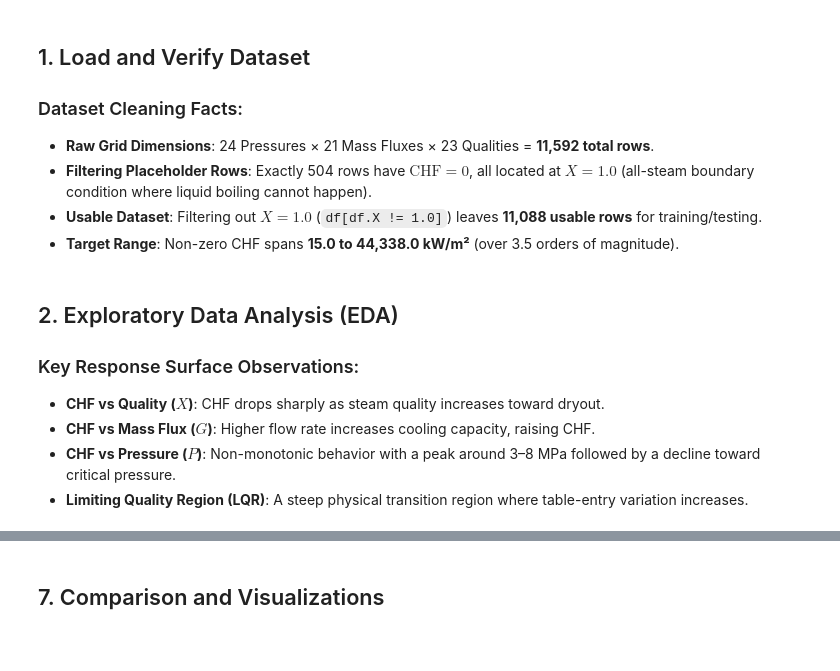
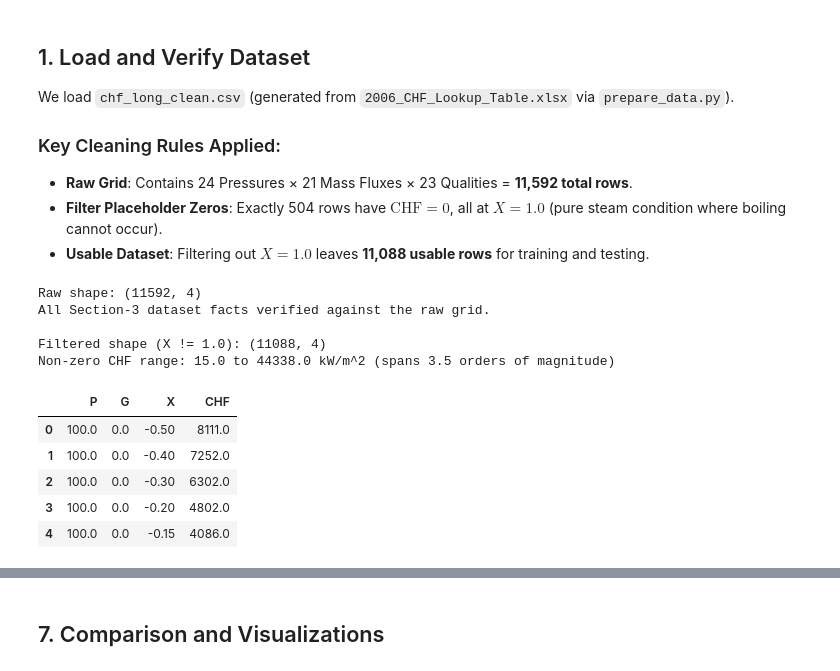
Before and after one commit to InfoSage05/BTP, a Jupyter notebook: notebooks/CHF_ML_Modeling.ipynb, the cells around one changed output, grey strips where cells are left out. Drawn from its saved outputs; the diff is of its cells as text; code cells hidden in the pictures; blank space fills up the shorter version.

```diff
--- a/notebooks/CHF_ML_Modeling.ipynb
+++ b/notebooks/CHF_ML_Modeling.ipynb
@@ -102,40 +111,44 @@ print("\nSeed/version log saved to results/seed_and_version_log.json")
 
 ## 1. Load and Verify Dataset
 
-### Dataset Cleaning Facts:
-* **Raw Grid Dimensions**: 24 Pressures × 21 Mass Fluxes × 23 Qualities = **11,592 total rows**.
-* **Filtering Placeholder Rows**: Exactly 504 rows have $\text{CHF} = 0$, all located at $X = 1.0$ (all-steam boundary condition where liquid boiling cannot happen).
-* **Usable Dataset**: Filtering out $X = 1.0$ (`df[df.X != 1.0]`) leaves **11,088 usable rows** for training/testing.
-* **Target Range**: Non-zero CHF spans **15.0 to 44,338.0 kW/m²** (over 3.5 orders of magnitude).
+We load `chf_long_clean.csv` (generated from `2006_CHF_Lookup_Table.xlsx` via `prepare_data.py`).
+
+### Key Cleaning Rules Applied:
+* **Raw Grid**: Contains 24 Pressures × 21 Mass Fluxes × 23 Qualities = **11,592 total rows**.
+* **Filter Placeholder Zeros**: Exactly 504 rows have $\text{CHF} = 0$, all at $X = 1.0$ (pure steam condition where boiling cannot occur).
+* **Usable Dataset**: Filtering out $X = 1.0$ leaves **11,088 usable rows** for training and testing.
 # %%
 
-df_raw = pd.read_csv("../data/chf_long_clean.csv")
+df_raw = pd.read_csv("chf_long_clean.csv")
 
 print("Raw shape:", df_raw.shape)
 assert df_raw.shape[0] == 11592, "expected 11,592 grid rows"
 assert df_raw.P.nunique() == 24 and df_raw.G.nunique() == 21 and df_raw.X.nunique() == 23
 assert df_raw.duplicated(subset=["P", "G", "X"]).sum() == 0
 assert df_raw.isna().sum().sum() == 0
 assert (df_raw.CHF == 0).sum() == 504
 assert (df_raw.loc[df_raw.CHF == 0, "X"] == 1.0).all(), "all CHF==0 rows should be at X==1.0"
 print("All Section-3 dataset facts verified against the raw grid.")
 
 df = df_raw[df_raw.X != 1.0].reset_index(drop=True)
 print("\nFiltered shape (X != 1.0):", df.shape)
 assert df.shape[0] == 11088
 assert (df.CHF == 0).sum() == 0
 print(f"Non-zero CHF range: {df.CHF.min():.1f} to {df.CHF.max():.1f} kW/m^2 "
       f"(spans {np.log10(df.CHF.max() / df.CHF.min()):.1f} orders of magnitude)")
 
 FEATURES = ["P", "G", "X"]
 TARGET = "CHF"
 df.head()
+# %% [output]
+Raw shape: (11592, 4)
+All Section-3 dataset facts verified against the raw grid.
+
+Filtered shape (X != 1.0): (11088, 4)
+Non-zero CHF range: 15.0 to 44338.0 kW/m^2 (spans 3.5 orders of magnitude)
+|  | P | G | X | CHF |
+| 0 | 100.0 | 0.0 | -0.50 | 8111.0 |
+| 1 | 100.0 | 0.0 | -0.40 | 7252.0 |
+| 2 | 100.0 | 0.0 | -0.30 | 6302.0 |
+| 3 | 100.0 | 0.0 | -0.20 | 4802.0 |
+| 4 | 100.0 | 0.0 | -0.15 | 4086.0 |
-# %% [markdown]
-
-## 2. Exploratory Data Analysis (EDA)
-
-### Key Response Surface Observations:
-* **CHF vs Quality ($X$)**: CHF drops sharply as steam quality increases toward dryout.
-* **CHF vs Mass Flux ($G$)**: Higher flow rate increases cooling capacity, raising CHF.
-* **CHF vs Pressure ($P$)**: Non-monotonic behavior with a peak around 3–8 MPa followed by a decline toward critical pressure.
-* **Limiting Quality Region (LQR)**: A steep physical transition region where table-entry variation increases.
```
Also changed, not shown: parts of 22 cells of this notebook, 19 other files.
